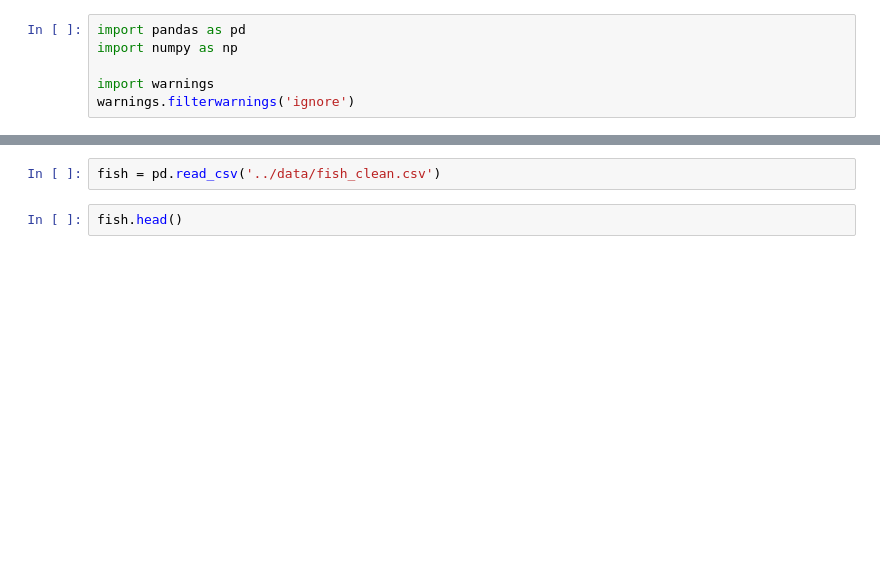
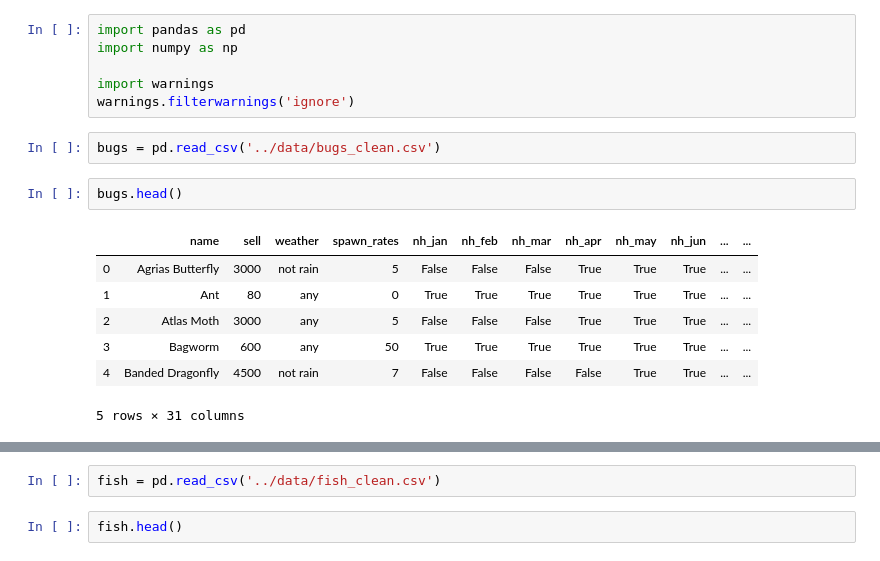
Before and after one commit to lindseyberlin/acnh_fish_guide, a Jupyter notebook: notebooks/Testing.ipynb, the cells around one changed output, grey strips where cells are left out. Cells and saved outputs as stored; diff of their text form; blank space fills up the shorter version.

```diff
--- a/notebooks/Testing.ipynb
+++ b/notebooks/Testing.ipynb
@@ -4,3 +4,15 @@ import numpy as np
 
 import warnings
 warnings.filterwarnings('ignore')
+# %%
+bugs = pd.read_csv('../data/bugs_clean.csv')
+# %%
+bugs.head()
+# %% [output]
+|  | name | sell | weather | spawn_rates | nh_jan | nh_feb | nh_mar | nh_apr | nh_may | nh_jun | ... | ... |
+| 0 | Agrias Butterfly | 3000 | not rain | 5 | False | False | False | True | True | True | ... | ... |
+| 1 | Ant | 80 | any | 0 | True | True | True | True | True | True | ... | ... |
+| 2 | Atlas Moth | 3000 | any | 5 | False | False | False | True | True | True | ... | ... |
+| 3 | Bagworm | 600 | any | 50 | True | True | True | True | True | True | ... | ... |
+| 4 | Banded Dragonfly | 4500 | not rain | 7 | False | False | False | False | True | True | ... | ... |
+5 rows × 31 columns
```
Also changed, not shown: parts of 3 cells of this notebook, 4 other files.
